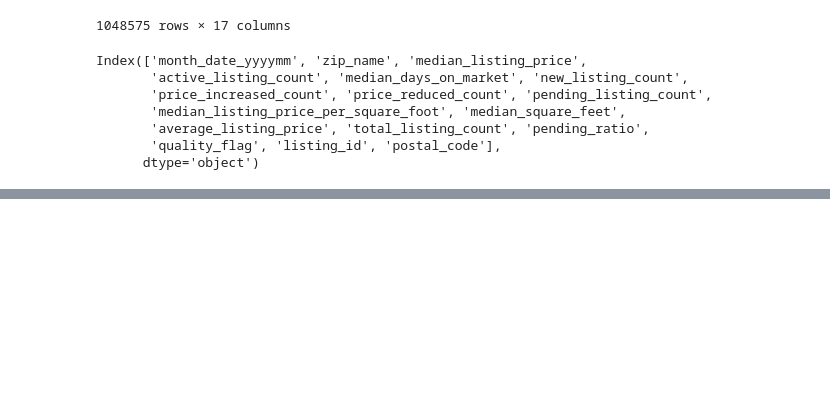
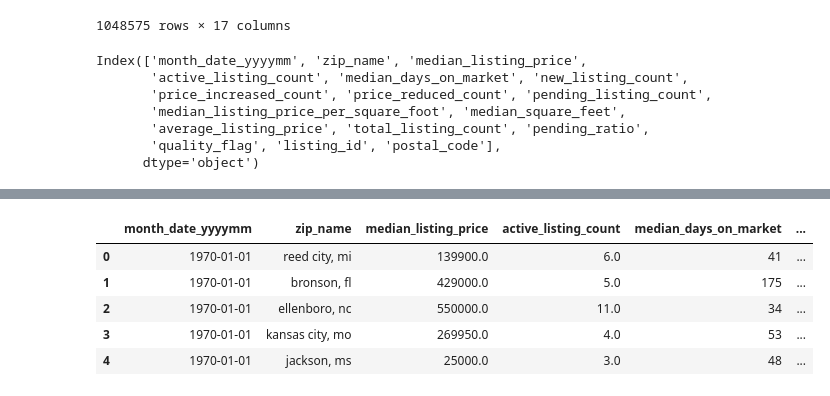
Before and after one commit to riavanitesh/Final-Project, a Jupyter notebook: EDA-2.ipynb, the cells around one changed output, grey strips where cells are left out. Drawn from its saved outputs; the diff is of its cells as text; code cells hidden in the pictures; blank space fills up the shorter version.

```diff
--- a/EDA-2.ipynb
+++ b/EDA-2.ipynb
@@ -3,5 +4,5 @@ import pandas as pd
 # %%
-df = pd.read_csv("/content/Housing_Market_Inventory_US.csv")
+df = pd.read_csv("../Resources/Housing_Market_Inventory_US.csv")
 df
 # %% [output]
 |  | month_date_yyyymm | postal_code | zip_name | median_listing_price | active_listing_count | ... |
@@ -119,0 +142,2 @@ Index(['month_date_yyyymm', 'zip_name', 'median_listing_price',
+# %%
+listings_df.dropna(inplace = True)
@@ -119,0 +185,9 @@ Index(['month_date_yyyymm', 'zip_name', 'median_listing_price',
+# %%
+listings_df.head()
+# %% [output]
+|  | month_date_yyyymm | zip_name | median_listing_price | active_listing_count | median_days_on_market | ... |
+| 0 | 1970-01-01 | reed city, mi | 139900.0 | 6.0 | 41 | ... |
+| 1 | 1970-01-01 | bronson, fl | 429000.0 | 5.0 | 175 | ... |
+| 2 | 1970-01-01 | ellenboro, nc | 550000.0 | 11.0 | 34 | ... |
+| 3 | 1970-01-01 | kansas city, mo | 269950.0 | 4.0 | 53 | ... |
+| 4 | 1970-01-01 | jackson, ms | 25000.0 | 3.0 | 48 | ... |
```
Also changed, not shown: parts of 10 cells of this notebook, 3 other files.
